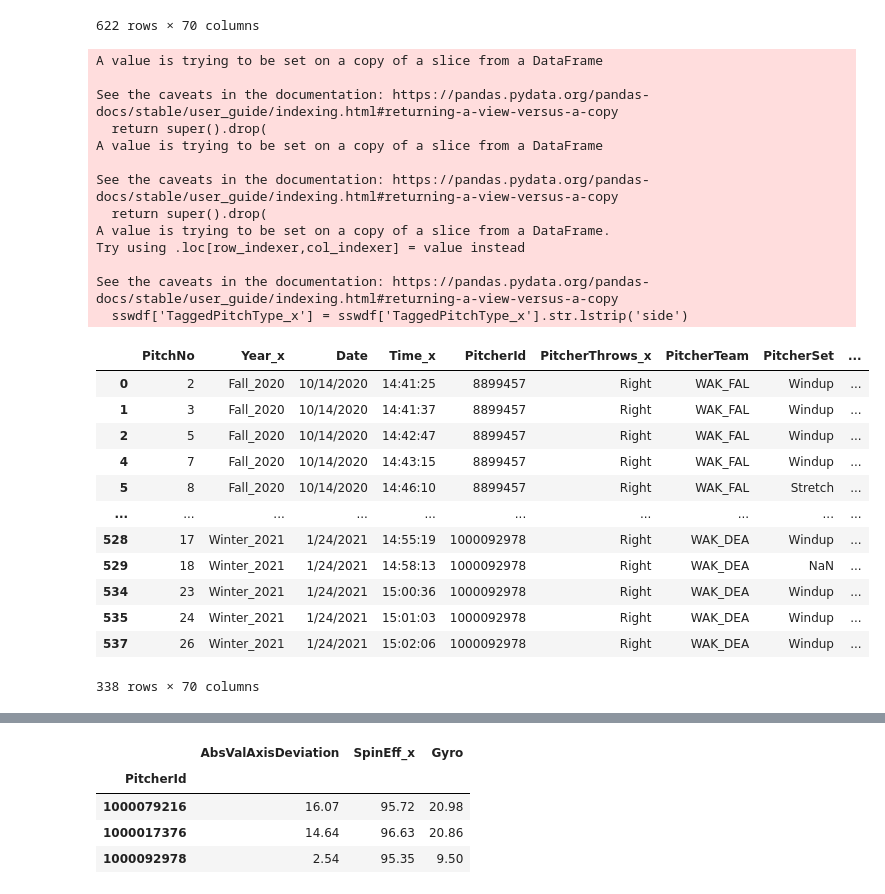
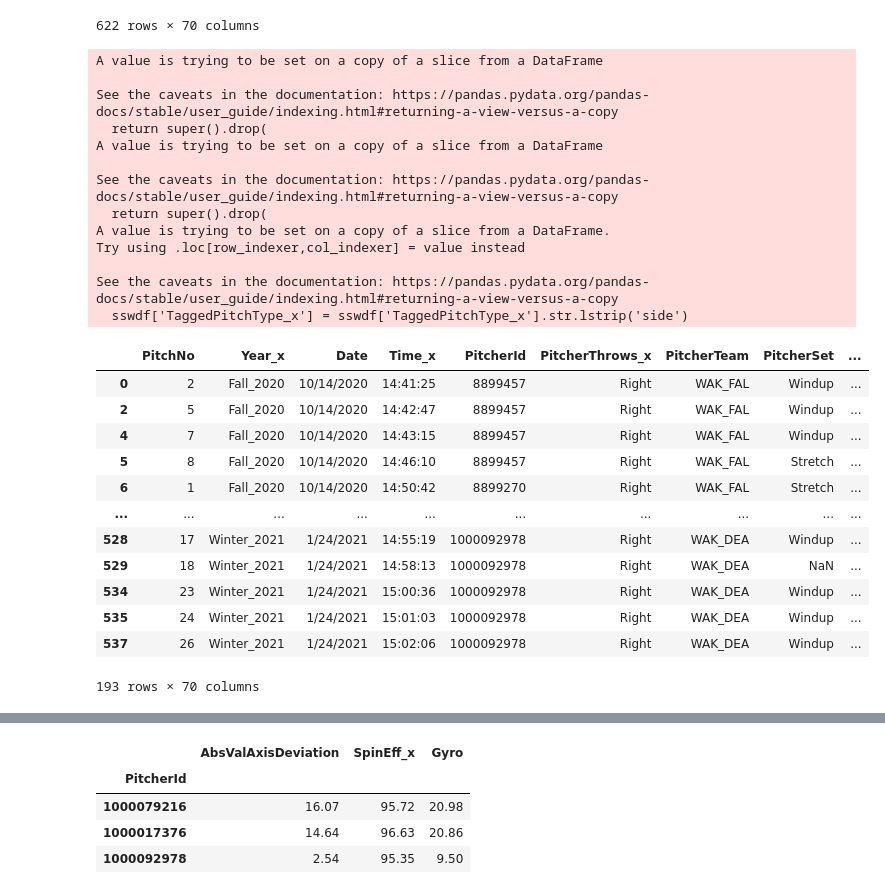
Before and after one commit to joeymylott/WakeForestBiomechanicsAndAnalytics, a Jupyter notebook: SSW Surfing (no names).ipynb, the cells around one changed output, grey strips where cells are left out. Drawn from its saved outputs; the diff is of its cells as text; code cells hidden in the pictures.

```diff
--- a/SSW Surfing (no names).ipynb
+++ b/SSW Surfing (no names).ipynb
@@ -203,6 +201,7 @@ def TimeDifference(sswdf):
     t1 = pd.to_datetime(sswdf['Time_x'])
     t2 = pd.to_datetime(sswdf['Time_y'])
     tdiff = t2 - t1
+    tdiff = tdiff.total_seconds()
     return tdiff
 
 sswdf['TimeDifference'] = sswdf[['Time_x', 'Time_y']].apply(TimeDifference, axis=1)
@@ -229,35 +228,36 @@ See the caveats in the documentation: https://pandas.pydata.org/pandas-docs/stab
 # %%
 # Remove pitches with "False" in "SamePitchType" column
 # Remove pitches with more than a 5 mph difference in "VeloDeviation" column
 sswdf.drop(sswdf[sswdf['SamePitchType'] == False].index, inplace=True)
 sswdf.drop(sswdf[sswdf['VeloDeviation'] > 5].index, inplace=True)
+sswdf = sswdf[(sswdf['TimeDifference'] >= -5) & (sswdf['TimeDifference'] < 5)]
 sswdf['TaggedPitchType_x'] = sswdf['TaggedPitchType_x'].str.lstrip('side')
 sswdf
 # %% [output]
 A value is trying to be set on a copy of a slice from a DataFrame
 
 See the caveats in the documentation: https://pandas.pydata.org/pandas-docs/stable/user_guide/indexing.html#returning-a-view-versus-a-copy
   return super().drop(
 A value is trying to be set on a copy of a slice from a DataFrame
 
 See the caveats in the documentation: https://pandas.pydata.org/pandas-docs/stable/user_guide/indexing.html#returning-a-view-versus-a-copy
   return super().drop(
 A value is trying to be set on a copy of a slice from a DataFrame.
 Try using .loc[row_indexer,col_indexer] = value instead
 
 See the caveats in the documentation: https://pandas.pydata.org/pandas-docs/stable/user_guide/indexing.html#returning-a-view-versus-a-copy
   sswdf['TaggedPitchType_x'] = sswdf['TaggedPitchType_x'].str.lstrip('side')
 |  | PitchNo | Year_x | Date | Time_x | PitcherId | PitcherThrows_x | PitcherTeam | PitcherSet | ... |
 | 0 | 2 | Fall_2020 | 10/14/2020 | 14:41:25 | 8899457 | Right | WAK_FAL | Windup | ... |
-| 1 | 3 | Fall_2020 | 10/14/2020 | 14:41:37 | 8899457 | Right | WAK_FAL | Windup | ... |
 | 2 | 5 | Fall_2020 | 10/14/2020 | 14:42:47 | 8899457 | Right | WAK_FAL | Windup | ... |
 | 4 | 7 | Fall_2020 | 10/14/2020 | 14:43:15 | 8899457 | Right | WAK_FAL | Windup | ... |
 | 5 | 8 | Fall_2020 | 10/14/2020 | 14:46:10 | 8899457 | Right | WAK_FAL | Stretch | ... |
+| 6 | 1 | Fall_2020 | 10/14/2020 | 14:50:42 | 8899270 | Right | WAK_FAL | Stretch | ... |
 | ... | ... | ... | ... | ... | ... | ... | ... | ... | ... |
 | 528 | 17 | Winter_2021 | 1/24/2021 | 14:55:19 | 1000092978 | Right | WAK_DEA | Windup | ... |
 | 529 | 18 | Winter_2021 | 1/24/2021 | 14:58:13 | 1000092978 | Right | WAK_DEA | NaN | ... |
 | 534 | 23 | Winter_2021 | 1/24/2021 | 15:00:36 | 1000092978 | Right | WAK_DEA | Windup | ... |
 | 535 | 24 | Winter_2021 | 1/24/2021 | 15:01:03 | 1000092978 | Right | WAK_DEA | Windup | ... |
 | 537 | 26 | Winter_2021 | 1/24/2021 | 15:02:06 | 1000092978 | Right | WAK_DEA | Windup | ... |
-338 rows × 70 columns
+193 rows × 70 columns
 # %%
```
Also changed, not shown: parts of 19 cells of this notebook.
